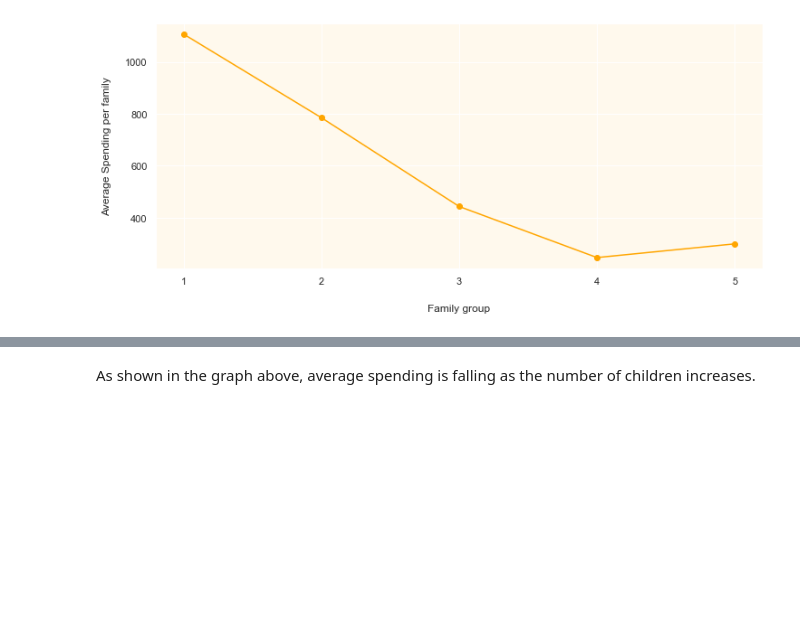
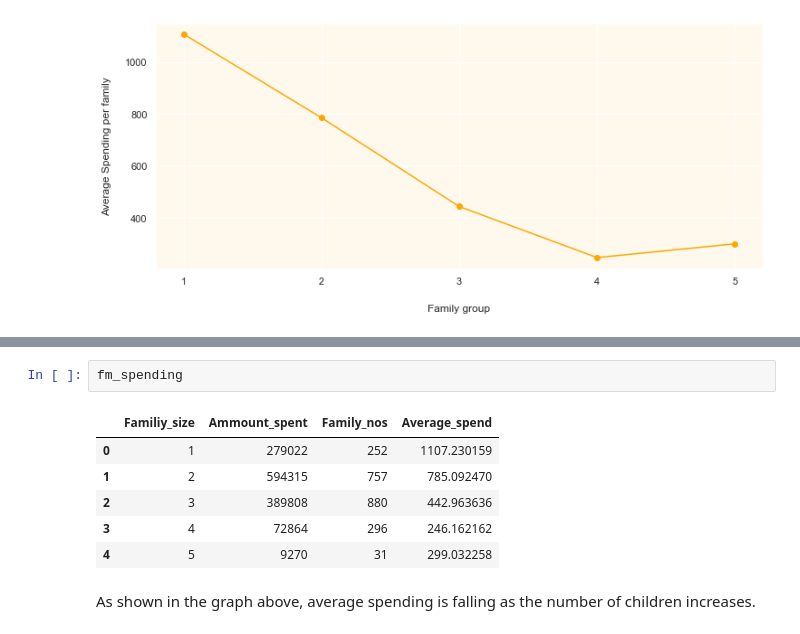
Before and after one commit to thejosec01/marketing, a Jupyter notebook: marketing.ipynb, the cells around one changed output, grey strips where cells are left out. Cells and saved outputs as stored; diff of their text form; blank space fills up the shorter version.

```diff
--- a/marketing.ipynb
+++ b/marketing.ipynb
@@ -449,3 +460,12 @@ Text(0.5, 0, 'Family group')
+# %%
+fm_spending
+# %% [output]
+|  | Familiy_size | Ammount_spent | Family_nos | Average_spend |
+| 0 | 1 | 279022 | 252 | 1107.230159 |
+| 1 | 2 | 594315 | 757 | 785.092470 |
+| 2 | 3 | 389808 | 880 | 442.963636 |
+| 3 | 4 | 72864 | 296 | 246.162162 |
+| 4 | 5 | 9270 | 31 | 299.032258 |
 # %% [markdown]
 As shown in the graph above, average spending is falling as the number of children increases.
 # %%
```
Also changed, not shown: parts of 8 cells of this notebook.
